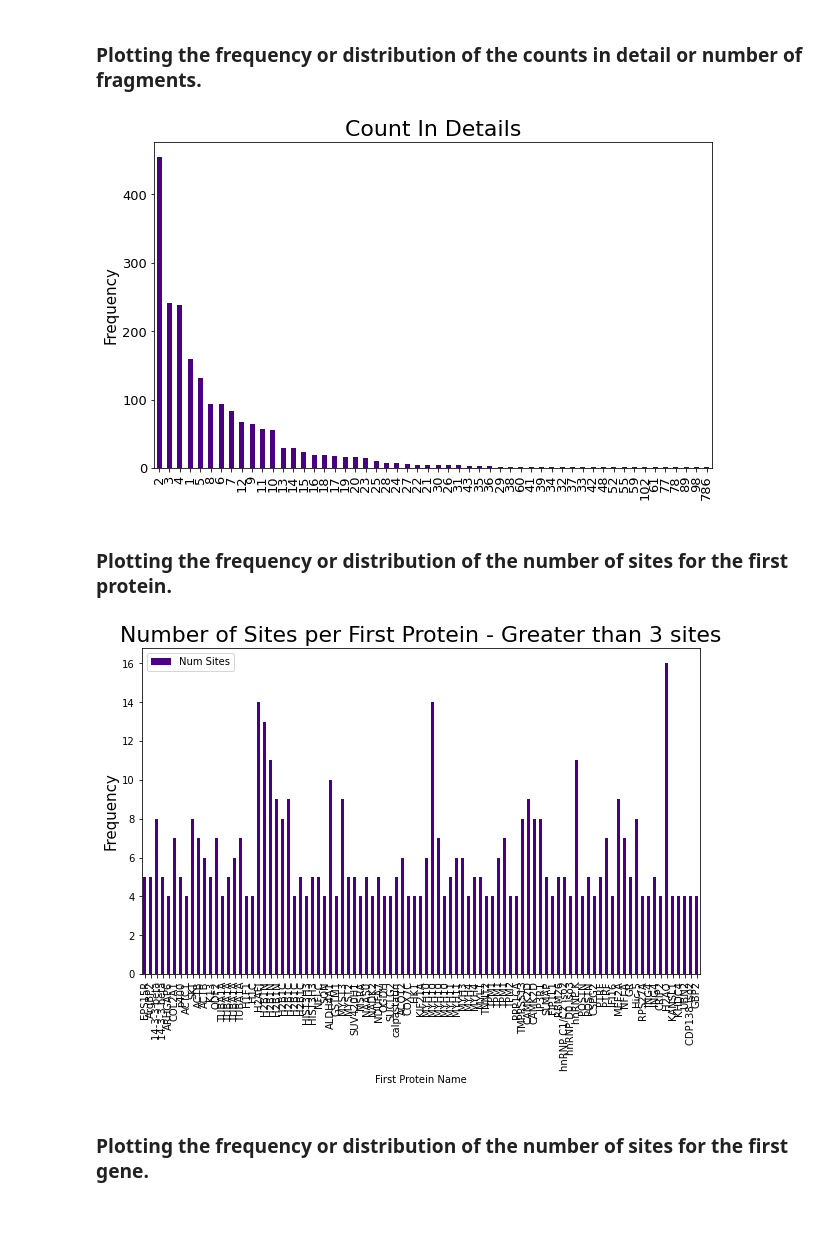
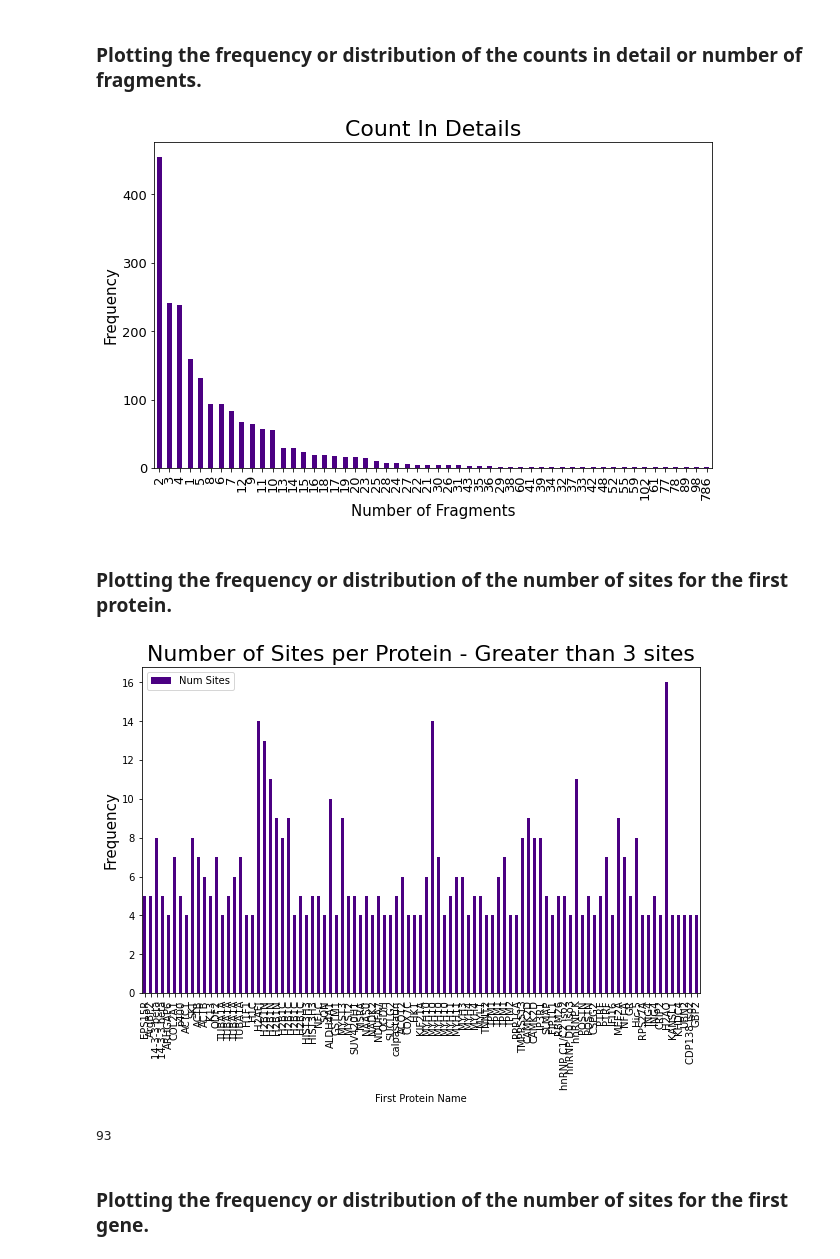
Before and after one commit to KyraGriffin/bmsip_internship_seta, a Jupyter notebook: data_exploration.ipynb, the cells around one changed output. Cells and saved outputs as stored; diff of their text form; code cells hidden in the pictures; blank space fills up the shorter version.

```diff
--- a/data_exploration.ipynb
+++ b/data_exploration.ipynb
@@ -65,15 +65,16 @@ proteomics_ack['First Protein Name'] = proteomics_ack['Protein Name'].str.split(
 # %%
 plt.rcParams["figure.figsize"] = [10, 6]
 
 proteomics_ack = proteomics_ack.replace(np.nan,0)
 
 ax = proteomics_ack['Count In Details'].value_counts().plot(kind='bar', color="indigo", fontsize=13);
 ax.set_alpha(0.8)
 ax.set_title("Count In Details", fontsize=22)
 ax.set_ylabel("Frequency", fontsize=15);
+ax.set_xlabel("Number of Fragments", fontsize=15);
 plt.show()
 # %% [output]
-[figure, old version]
+[figure, new version]
 # %% [markdown]
 ### Plotting the frequency or distribution of the number of sites for the first protein.
 # %%
@@ -87,15 +88,15 @@ df = df.set_index('First Protein Name')
 
 ax = df.plot(kind='bar', color="indigo", fontsize=10, linewidth= 3)
 ax.set_alpha(0.8)
-ax.set_title("Number of Sites per First Protein - Greater than 3 sites", fontsize=22)
+ax.set_title("Number of Sites per Protein - Greater than 3 sites", fontsize=22)
 ax.set_ylabel("Frequency", fontsize=15);
 ax.set_xticklabels
 plt.show()
 
-
-# print(df)
+print(len(df))
 # %% [output]
-[figure, old version]
+[figure, new version]
+93
 # %% [markdown]
 ### Plotting the frequency or distribution of the number of sites for the first gene.
 # %%
```
Also changed, not shown: parts of 6 cells of this notebook, 1 other file.
